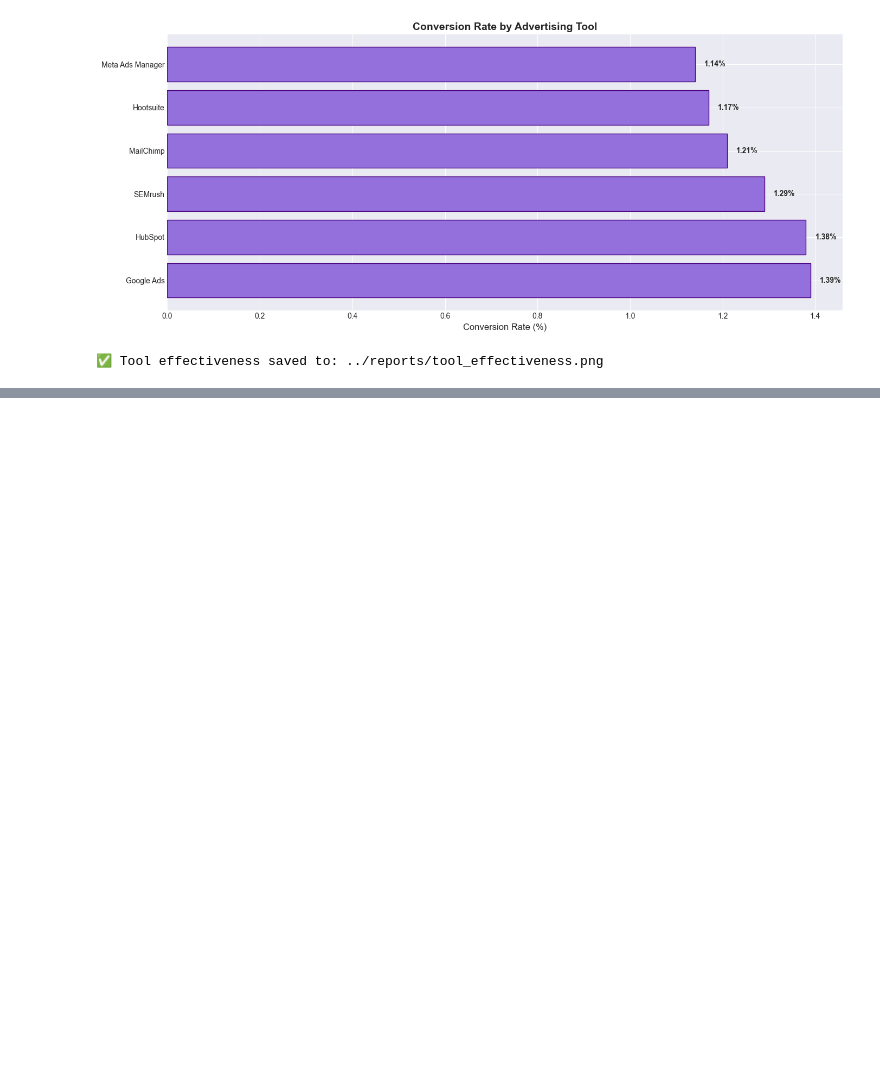
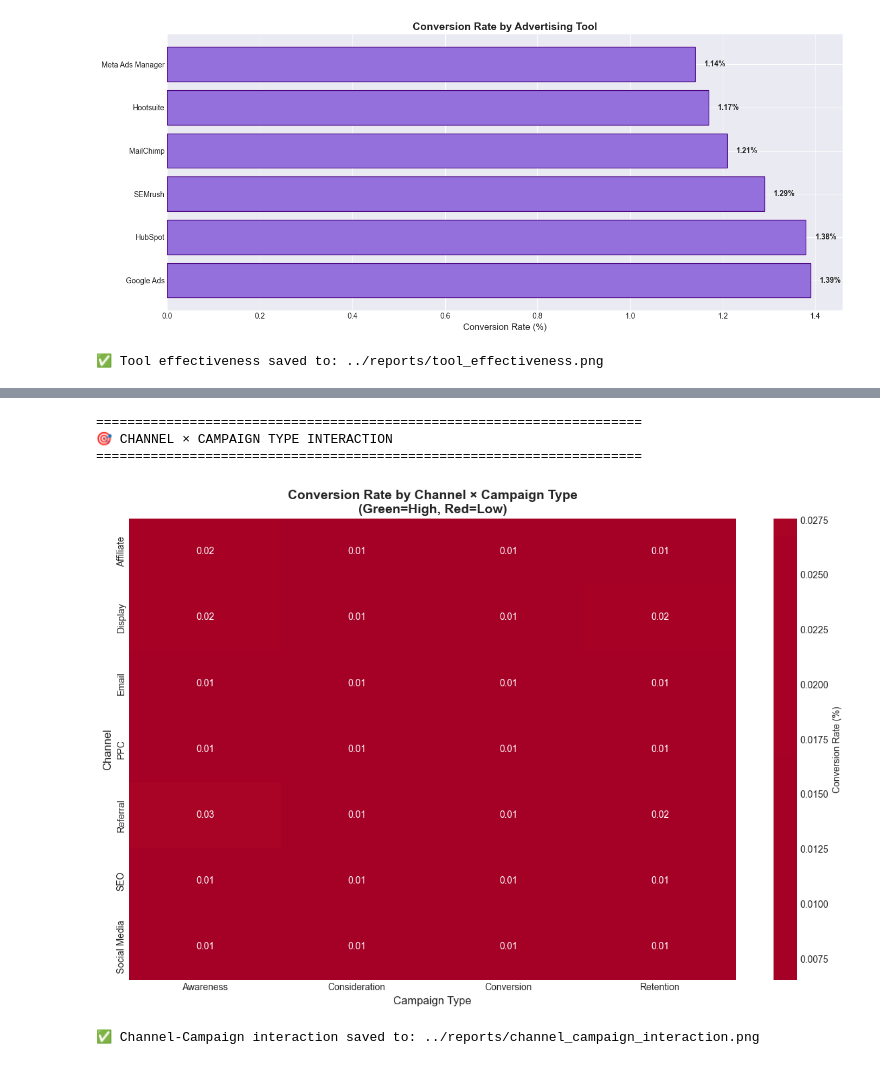
Before and after one commit to barkobt/tubitak-marketing-analytics, a Jupyter notebook: notebooks/03_channel_analytics.ipynb, the cells around one changed output, grey strips where cells are left out. Saved outputs shown, nothing was run; the diff lists cells and outputs as text; code cells hidden in the pictures; blank space fills up the shorter version.

```diff
--- a/notebooks/03_channel_analytics.ipynb
+++ b/notebooks/03_channel_analytics.ipynb
@@ -310,0 +387,36 @@ Meta Ads Manager             7953                 91           0.0114    1730074
+# %%
+print("\n" + "="*70)
+print("🎯 CHANNEL × CAMPAIGN TYPE INTERACTION")
+print("="*70)
+
+# Cross-tab analysis
+channel_campaign = df.groupby(['CampaignChannel', 'CampaignType']).agg({
+    'Conversion': 'mean',
+    'CustomerID': 'count'
+}).reset_index()
+
+channel_campaign.columns = ['Channel', 'CampaignType', 'Conversion_Rate', 'Count']
+channel_campaign['Conversion_Rate']
+
+# Pivot for heatmap
+pivot_conv = channel_campaign.pivot(index='Channel', columns='CampaignType', values='Conversion_Rate')
+
+# Visualization
+plt.figure(figsize=(12, 8))
+sns.heatmap(pivot_conv, annot=True, fmt='.2f', cmap='RdYlGn', center=1.3,
+            cbar_kws={'label': 'Conversion Rate (%)'})
+plt.title('Conversion Rate by Channel × Campaign Type\n(Green=High, Red=Low)',
+          fontsize=14, fontweight='bold')
+plt.xlabel('Campaign Type', fontsize=12)
+plt.ylabel('Channel', fontsize=12)
+plt.tight_layout()
+plt.savefig('../reports/channel_campaign_interaction.png', dpi=300, bbox_inches='tight')
+plt.show()
+
+print("\n✅ Channel-Campaign interaction saved to: ../reports/channel_campaign_interaction.png")
+# %% [output]
+======================================================================
+🎯 CHANNEL × CAMPAIGN TYPE INTERACTION
+======================================================================
+[figure, added]
+✅ Channel-Campaign interaction saved to: ../reports/channel_campaign_interaction.png
```
Also changed, not shown: parts of 5 cells of this notebook, 2 other files.
